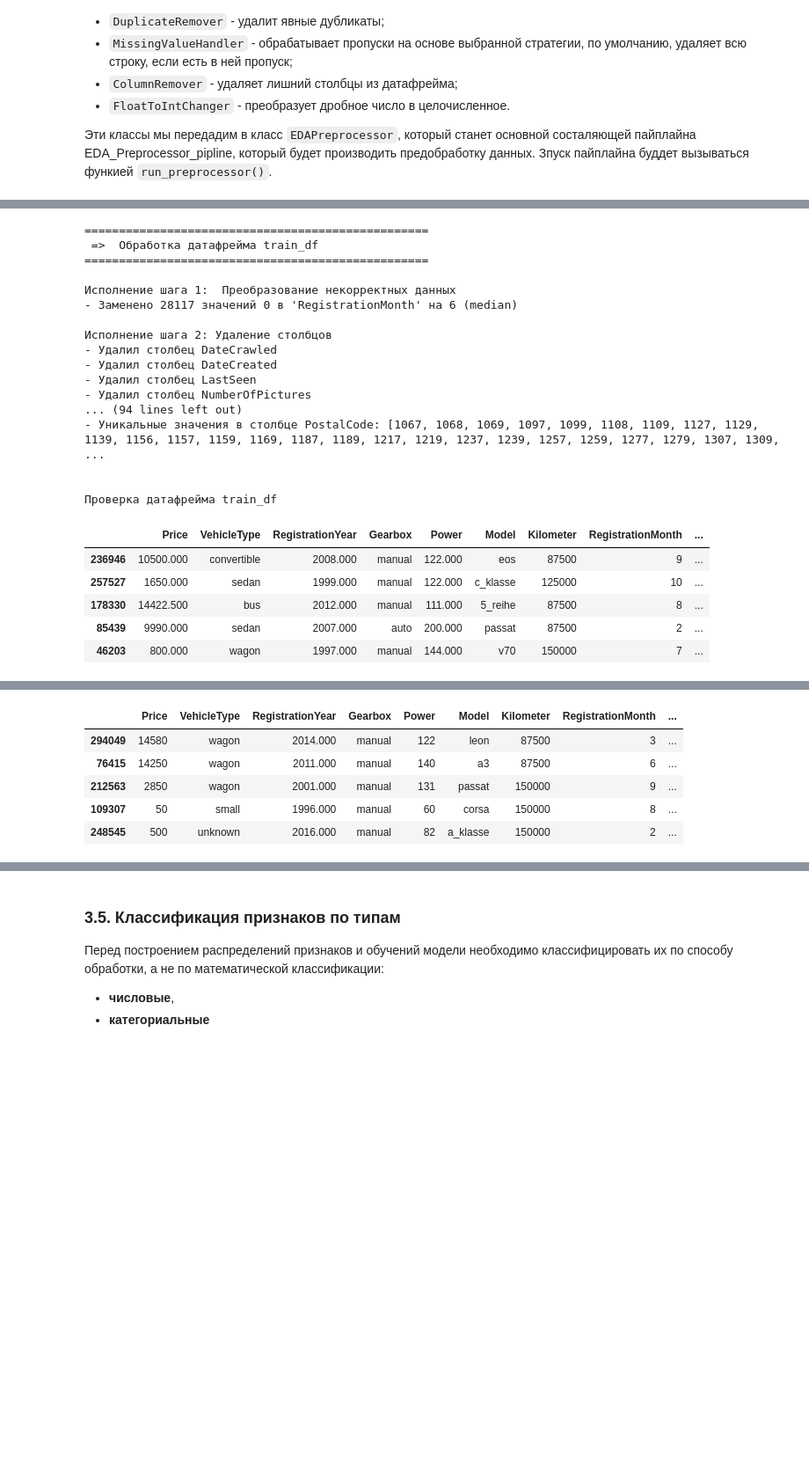
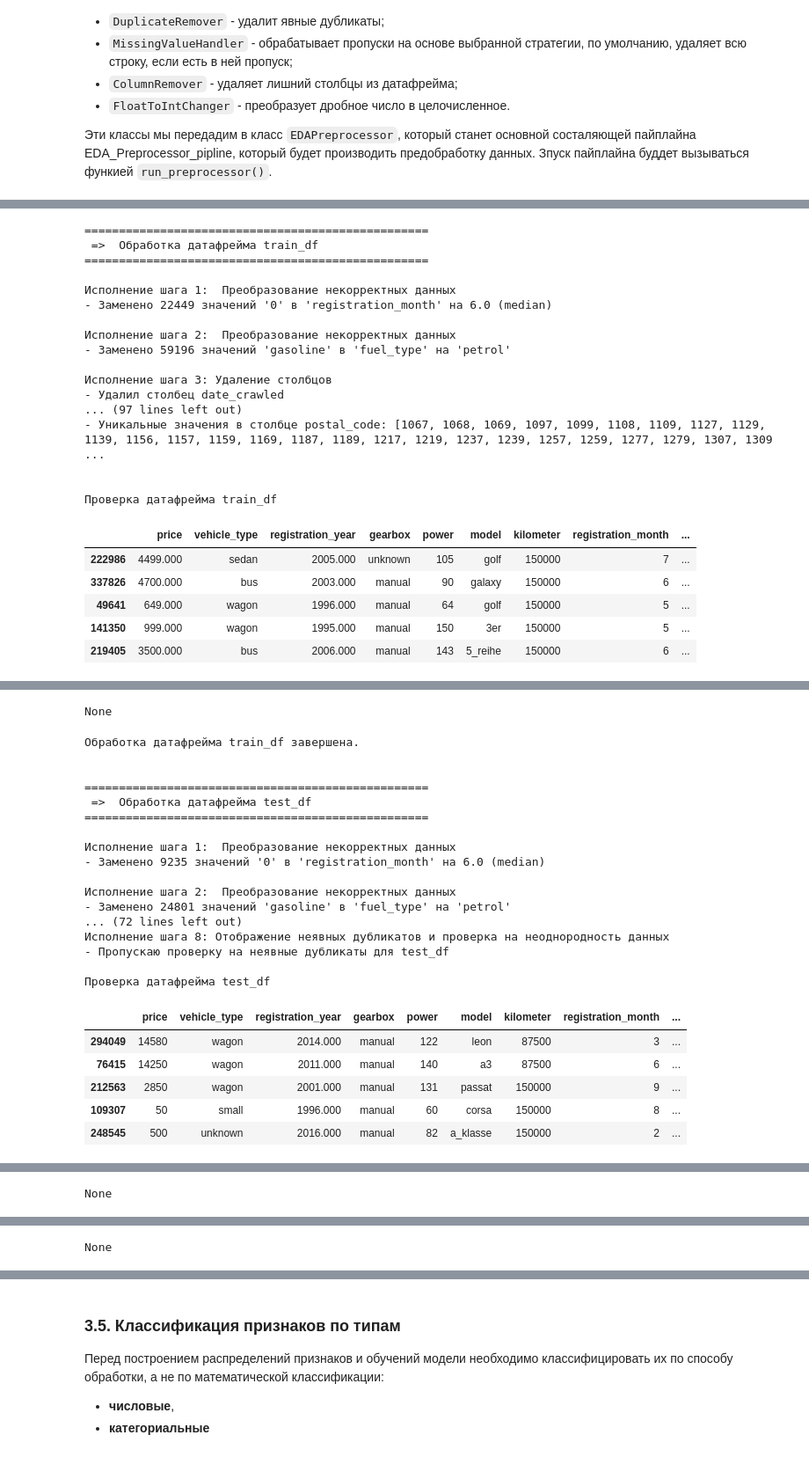
Before and after one commit to azarovdimka/Data_Science, a Jupyter notebook: Machine_Learning/Рыночная стоимость авто/Рыночная стоимость авто.ipynb, the cells around one changed output, grey strips where cells are left out. Shown at 88% size. Drawn from its saved outputs; the diff is of its cells as text; code cells hidden in the pictures; blank space fills up the shorter version.

```diff
--- a/Machine_Learning/Рыночная стоимость авто/Рыночная стоимость авто.ipynb
+++ b/Machine_Learning/Рыночная стоимость авто/Рыночная стоимость авто.ipynb
@@ -470,7 +515,7 @@ class OutlierHandler(BaseEstimator, TransformerMixin):
         cols = self.columns if self.columns else X.select_dtypes(include=[np.number]).columns
 
         # Если test - обрабатываем только target_columns
-        if self.skip_on_test and name and 'test' in name.lower() and self.target_handling:
+        if self.skip_on_test and name and ('test' in name.lower() or 'val' in name.lower()) and self.target_handling:
             cols = [col for col in cols if col in self.target_columns]
             if not cols:
                 print(f"- Пропускаю обработку выбросов для {name}")
@@ -625,7 +670,7 @@ class ImplicitDuplicatesViewer(BaseEstimator, TransformerMixin):
     def transform(self, X: pd.DataFrame, y: None = None, name=None):
         """Выводит уникальные значения каждого столбца для визуального определения неявных дуликатов"""
 
-        if self.skip_on_test and name and 'test' in name.lower():
+        if self.skip_on_test and name and ('test' in name.lower() or 'val' in name.lower()):
             print(f"- Пропускаю проверку на неявные дубликаты для {name}")
             return X
 
@@ -664,7 +709,7 @@ class DuplicateRemover(BaseEstimator, TransformerMixin):
     def transform(self, X: pd.DataFrame, y: None = None, name=None):
         """Удаляет дубликаты только в тренировочной выборке"""
 
-        if self.skip_on_test and name and 'test' in name.lower():
+        if self.skip_on_test and name and ('test' in name.lower() or 'val' in name.lower()):
             print(f"- Пропускаю удаление дубликатов для {name}")
             return X
 
@@ -962,10 +1007,11 @@ class EDAPreprocessor:
 # %%
 EDA_Preprocessor_pipeline = (
     EDAPreprocessor()
-    .add_mistake_corrector(columns=['RegistrationMonth'], values_dict={0: 'median'}, strategy='auto', skip_on_test=False)
-    .add_column_remover(columns=['DateCrawled', 'DateCreated', 'LastSeen', 'NumberOfPictures'], skip_on_test=False)
+    .add_mistake_corrector(columns=['registration_month'], values_dict={0: 'median'}, strategy='auto', skip_on_test=False)
+    .add_mistake_corrector(columns=['fuel_type'], values_dict={'gasoline': 'petrol'}, strategy='auto', skip_on_test=False)
+    .add_column_remover(columns=['date_crawled', 'date_created', 'last_seen', 'number_of_pictures'], skip_on_test=False)
     .add_decimal_point_changer()
-    .add_outlier_handler(skip_on_test=True, target_columns=['Price'], method='IQR', action='winsorize', factor=1.5, extreme_factor=3.0, min_valid_values={'Price': 1, 'Power': 1, 'RegistrationYear': 1920}, max_valid_values={'Power': 1900, 'RegistrationYear': 2025})
+    .add_outlier_handler(skip_on_test=True, target_columns=['price'], method='IQR', action='winsorize', factor=1.5, extreme_factor=3.0, min_valid_values={'price': 1, 'power': 1, 'registration_year': 1920}, max_valid_values={'power': 1900, 'registration_year': 2016})
                                            # IQR, clip   # remove, nan, mean, clip, winsorize
     .add_missing_value_handler(skip_on_test=False, strategy='unknown')   # на тестовой только заполнять, никогда не удалять
                                                    # mean, median, mode, unknown, drop
@@ -1000,37 +1046,48 @@ for i, (name, step) in enumerate(EDA_Preprocessor_pipeline.steps):
 # %%
 def run_preprocessor(df_dict=df_dict):
     """Производит предобработку всех датафреймов в цикле в пайплайне"""
     for name, df in df_dict.items():
         print('=' * 50)
         print(f' =>  Обработка датафрейма {name}')
         print('=' * 50)
         df_dict[name] = EDA_Preprocessor_pipeline.fit_transform(df, name)
         globals()[name] = df_dict[name]  # Перезаписывает глобальную переменную
         print(f'\nПроверка датафрейма {name}')
         display(df_dict[name].head())
+        display(df_dict[name].info())
+        print(f'Обработка датафрейма {name} завершена.\n\n')
+
+    # Объединить три выборки
+    df = pd.concat([train_df, test_df, val_df], ignore_index=True)
+
+    print('Выведем описательную статистику по всем трем датиафреймам после обработки в сумме, чтобы посмотреть, что осталось в итоге.')
+    print('ОЦЕНКА СТАТИСТИЧЕСКИ ОПИСАТЕЛЬНОЙ СТАТИСТИКИ ПО ВСЕМ ДАТАФРЕЙМАМ В СУММЕ ПОСЛЕ ПРЕДОБРАБОТКИ\n')
+
+    # Общий describe
+    display(df.describe())
 
 run_preprocessor(df_dict)
 # %% [output]
 ==================================================
  =>  Обработка датафрейма train_df
 ==================================================
 
 Исполнение шага 1:  Преобразование некорректных данных
-- Заменено 28117 значений 0 в 'RegistrationMonth' на 6 (median)
+- Заменено 22449 значений '0' в 'registration_month' на 6.0 (median)
 
-Исполнение шага 2: Удаление столбцов
-- Удалил столбец DateCrawled
-- Удалил столбец DateCreated
-- Удалил столбец LastSeen
-- Удалил столбец NumberOfPictures
-... (94 lines left out)
-- Уникальные значения в столбце PostalCode: [1067, 1068, 1069, 1097, 1099, 1108, 1109, 1127, 1129, 1139, 1156, 1157, 1159, 1169, 1187, 1189, 1217, 1219, 1237, 1239, 1257, 1259, 1277, 1279, 1307, 1309, ...
+Исполнение шага 2:  Преобразование некорректных данных
+- Заменено 59196 значений 'gasoline' в 'fuel_type' на 'petrol'
+
+Исполнение шага 3: Удаление столбцов
+- Удалил столбец date_crawled
+... (97 lines left out)
+- Уникальные значения в столбце postal_code: [1067, 1068, 1069, 1097, 1099, 1108, 1109, 1127, 1129, 1139, 1156, 1157, 1159, 1169, 1187, 1189, 1217, 1219, 1237, 1239, 1257, 1259, 1277, 1279, 1307, 1309 ...
 
 
 Проверка датафрейма train_df
-|  | Price | VehicleType | RegistrationYear | Gearbox | Power | Model | Kilometer | RegistrationMonth | ... |
-| 236946 | 10500.000 | convertible | 2008.000 | manual | 122.000 | eos | 87500 | 9 | ... |
-| 257527 | 1650.000 | sedan | 1999.000 | manual | 122.000 | c_klasse | 125000 | 10 | ... |
-| 178330 | 14422.500 | bus | 2012.000 | manual | 111.000 | 5_reihe | 87500 | 8 | ... |
-| 85439 | 9990.000 | sedan | 2007.000 | auto | 200.000 | passat | 87500 | 2 | ... |
-| 46203 | 800.000 | wagon | 1997.000 | manual | 144.000 | v70 | 150000 | 7 | ... |
+|  | price | vehicle_type | registration_year | gearbox | power | model | kilometer | registration_month | ... |
+| 222986 | 4499.000 | sedan | 2005.000 | unknown | 105 | golf | 150000 | 7 | ... |
+| 337826 | 4700.000 | bus | 2003.000 | manual | 90 | galaxy | 150000 | 6 | ... |
+| 49641 | 649.000 | wagon | 1996.000 | manual | 64 | golf | 150000 | 5 | ... |
+| 141350 | 999.000 | wagon | 1995.000 | manual | 150 | 3er | 150000 | 5 | ... |
+| 219405 | 3500.000 | bus | 2006.000 | manual | 143 | 5_reihe | 150000 | 6 | ... |
@@ -1054,4 +1113,22 @@ run_preprocessor(df_dict)
+None
+Обработка датафрейма train_df завершена.
+
+
+==================================================
+ =>  Обработка датафрейма test_df
+==================================================
+
+Исполнение шага 1:  Преобразование некорректных данных
+- Заменено 9235 значений '0' в 'registration_month' на 6.0 (median)
+
+Исполнение шага 2:  Преобразование некорректных данных
+- Заменено 24801 значений 'gasoline' в 'fuel_type' на 'petrol'
+... (72 lines left out)
+Исполнение шага 8: Отображение неявных дубликатов и проверка на неоднородность данных
+- Пропускаю проверку на неявные дубликаты для test_df
+
+Проверка датафрейма test_df
-|  | Price | VehicleType | RegistrationYear | Gearbox | Power | Model | Kilometer | RegistrationMonth | ... |
+|  | price | vehicle_type | registration_year | gearbox | power | model | kilometer | registration_month | ... |
 | 294049 | 14580 | wagon | 2014.000 | manual | 122 | leon | 87500 | 3 | ... |
 | 76415 | 14250 | wagon | 2011.000 | manual | 140 | a3 | 87500 | 6 | ... |
 | 212563 | 2850 | wagon | 2001.000 | manual | 131 | passat | 150000 | 9 | ... |
@@ -1059,0 +1156 @@ run_preprocessor(df_dict)
+None
@@ -1059,0 +1199 @@ run_preprocessor(df_dict)
+None
```
Also changed, not shown: parts of 86 cells of this notebook.
